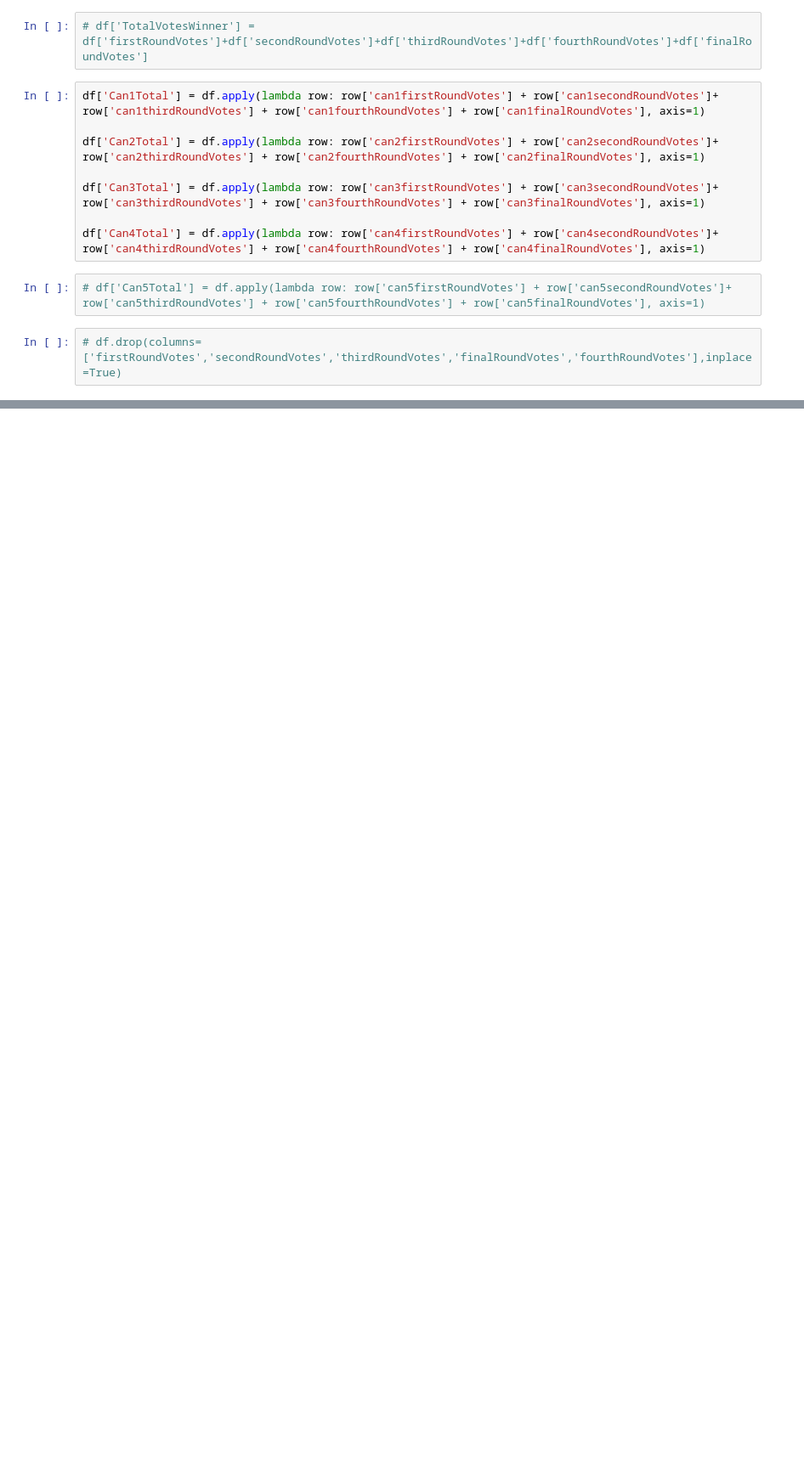
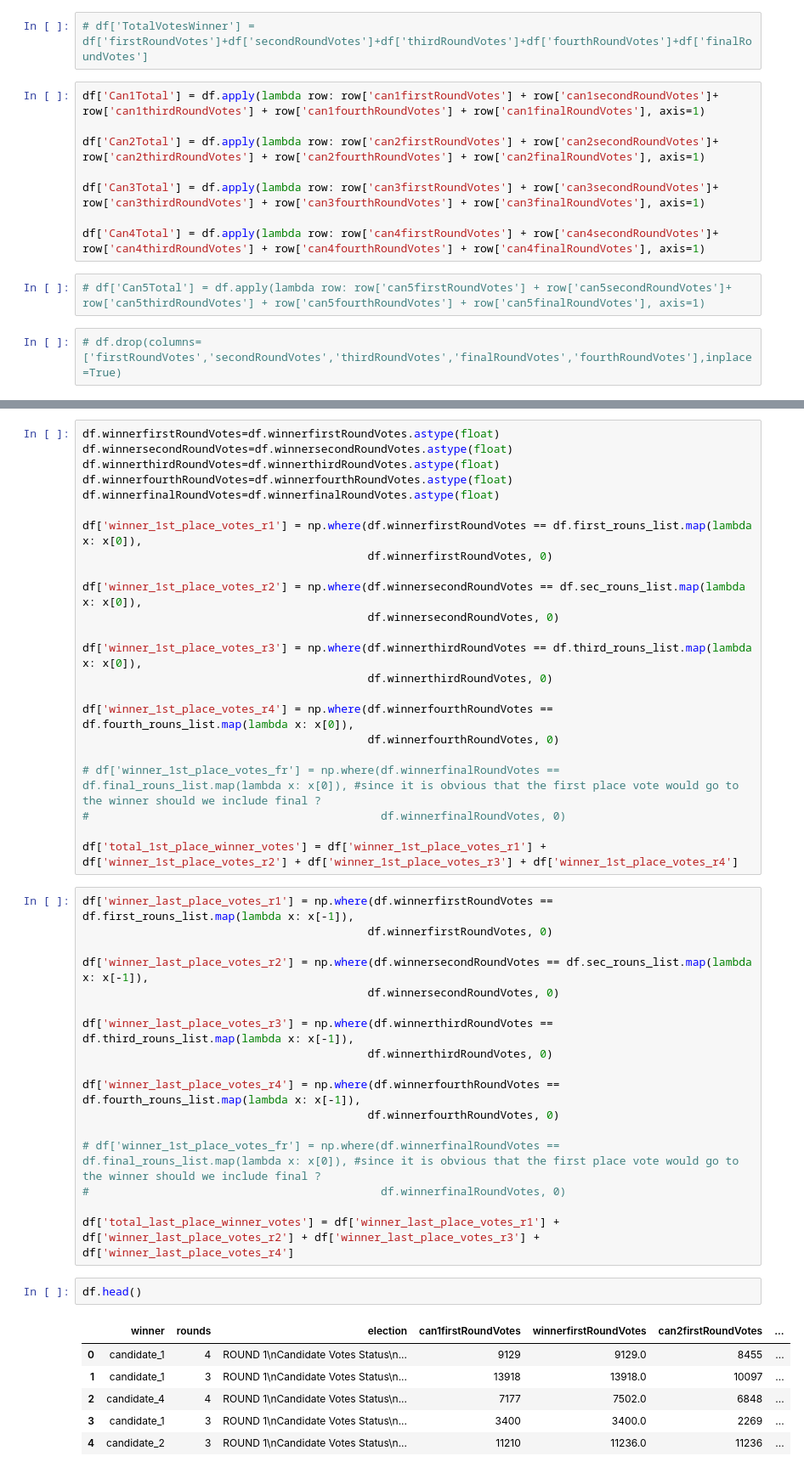
Before and after one commit to SherinV/ranked-choice-voting, a Jupyter notebook: pyrankobjs/pyobjects.ipynb, the cells around one changed output, grey strips where cells are left out. Shown at 85% size. Drawn from its saved outputs; the diff is of its cells as text; blank space fills up the shorter version.

```diff
--- a/pyrankobjs/pyobjects.ipynb
+++ b/pyrankobjs/pyobjects.ipynb
@@ -508,0 +515,49 @@ df.head()
+# %%
+df.winnerfirstRoundVotes=df.winnerfirstRoundVotes.astype(float)
+df.winnersecondRoundVotes=df.winnersecondRoundVotes.astype(float)
+df.winnerthirdRoundVotes=df.winnerthirdRoundVotes.astype(float)
+df.winnerfourthRoundVotes=df.winnerfourthRoundVotes.astype(float)
+df.winnerfinalRoundVotes=df.winnerfinalRoundVotes.astype(float)
+
+df['winner_1st_place_votes_r1'] = np.where(df.winnerfirstRoundVotes == df.first_rouns_list.map(lambda x: x[0]),
+                                           df.winnerfirstRoundVotes, 0)
+
+df['winner_1st_place_votes_r2'] = np.where(df.winnersecondRoundVotes == df.sec_rouns_list.map(lambda x: x[0]),
+                                           df.winnersecondRoundVotes, 0)
+
+df['winner_1st_place_votes_r3'] = np.where(df.winnerthirdRoundVotes == df.third_rouns_list.map(lambda x: x[0]),
+                                           df.winnerthirdRoundVotes, 0)
+
+df['winner_1st_place_votes_r4'] = np.where(df.winnerfourthRoundVotes == df.fourth_rouns_list.map(lambda x: x[0]),
+                                           df.winnerfourthRoundVotes, 0)
+
+# df['winner_1st_place_votes_fr'] = np.where(df.winnerfinalRoundVotes == df.final_rouns_list.map(lambda x: x[0]), #since it is obvious that the first place vote would go to the winner should we include final ?
+#                                            df.winnerfinalRoundVotes, 0)
+
+df['total_1st_place_winner_votes'] = df['winner_1st_place_votes_r1'] + df['winner_1st_place_votes_r2'] + df['winner_1st_place_votes_r3'] + df['winner_1st_place_votes_r4']
+# %%
+df['winner_last_place_votes_r1'] = np.where(df.winnerfirstRoundVotes == df.first_rouns_list.map(lambda x: x[-1]),
+                                           df.winnerfirstRoundVotes, 0)
+
+df['winner_last_place_votes_r2'] = np.where(df.winnersecondRoundVotes == df.sec_rouns_list.map(lambda x: x[-1]),
+                                           df.winnersecondRoundVotes, 0)
+
+df['winner_last_place_votes_r3'] = np.where(df.winnerthirdRoundVotes == df.third_rouns_list.map(lambda x: x[-1]),
+                                           df.winnerthirdRoundVotes, 0)
+
+df['winner_last_place_votes_r4'] = np.where(df.winnerfourthRoundVotes == df.fourth_rouns_list.map(lambda x: x[-1]),
+                                           df.winnerfourthRoundVotes, 0)
+
+# df['winner_1st_place_votes_fr'] = np.where(df.winnerfinalRoundVotes == df.final_rouns_list.map(lambda x: x[0]), #since it is obvious that the first place vote would go to the winner should we include final ?
+#                                            df.winnerfinalRoundVotes, 0)
+
+df['total_last_place_winner_votes'] = df['winner_last_place_votes_r1'] + df['winner_last_place_votes_r2'] + df['winner_last_place_votes_r3'] + df['winner_last_place_votes_r4']
+# %%
+df.head()
+# %% [output]
+|  | winner | rounds | election | can1firstRoundVotes | winnerfirstRoundVotes | can2firstRoundVotes | ... |
+| 0 | candidate_1 | 4 | ROUND 1\nCandidate Votes Status\n... | 9129 | 9129.0 | 8455 | ... |
+| 1 | candidate_1 | 3 | ROUND 1\nCandidate Votes Status\n... | 13918 | 13918.0 | 10097 | ... |
+| 2 | candidate_4 | 4 | ROUND 1\nCandidate Votes Status\n... | 7177 | 7502.0 | 6848 | ... |
+| 3 | candidate_1 | 3 | ROUND 1\nCandidate Votes Status\n... | 3400 | 3400.0 | 2269 | ... |
+| 4 | candidate_2 | 3 | ROUND 1\nCandidate Votes Status\n... | 11210 | 11236.0 | 11236 | ... |
```
Also changed, not shown: parts of 22 cells of this notebook, 2 other files.
